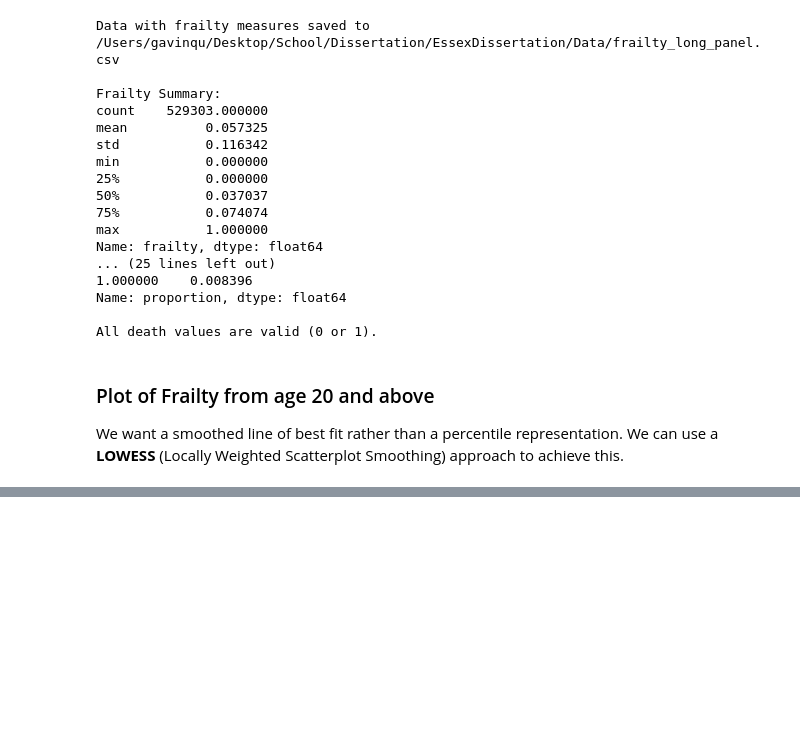
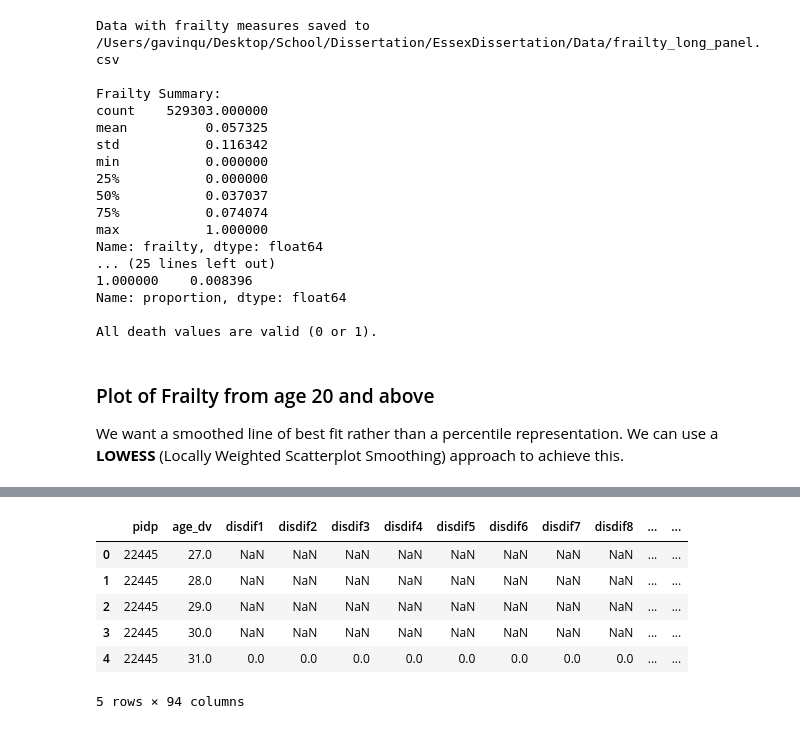
Before and after one commit to GJQu/EssexDissertation, a Jupyter notebook: frailty_july.ipynb, the cells around one changed output, grey strips where cells are left out. Drawn from its saved outputs; the diff is of its cells as text; code cells hidden in the pictures; blank space fills up the shorter version.

```diff
--- a/frailty_july.ipynb
+++ b/frailty_july.ipynb
@@ -619,3 +575,13 @@ Number of NaN frailty values excluded for age > 20: 7188
+# %%
+df.head()
+# %% [output]
+|  | pidp | age_dv | disdif1 | disdif2 | disdif3 | disdif4 | disdif5 | disdif6 | disdif7 | disdif8 | ... | ... |
+| 0 | 22445 | 27.0 | NaN | NaN | NaN | NaN | NaN | NaN | NaN | NaN | ... | ... |
+| 1 | 22445 | 28.0 | NaN | NaN | NaN | NaN | NaN | NaN | NaN | NaN | ... | ... |
+| 2 | 22445 | 29.0 | NaN | NaN | NaN | NaN | NaN | NaN | NaN | NaN | ... | ... |
+| 3 | 22445 | 30.0 | NaN | NaN | NaN | NaN | NaN | NaN | NaN | NaN | ... | ... |
+| 4 | 22445 | 31.0 | 0.0 | 0.0 | 0.0 | 0.0 | 0.0 | 0.0 | 0.0 | 0.0 | ... | ... |
+5 rows × 94 columns
 # %%
 import pandas as pd
 import matplotlib.pyplot as plt
```
Also changed, not shown: parts of 4 cells of this notebook.
